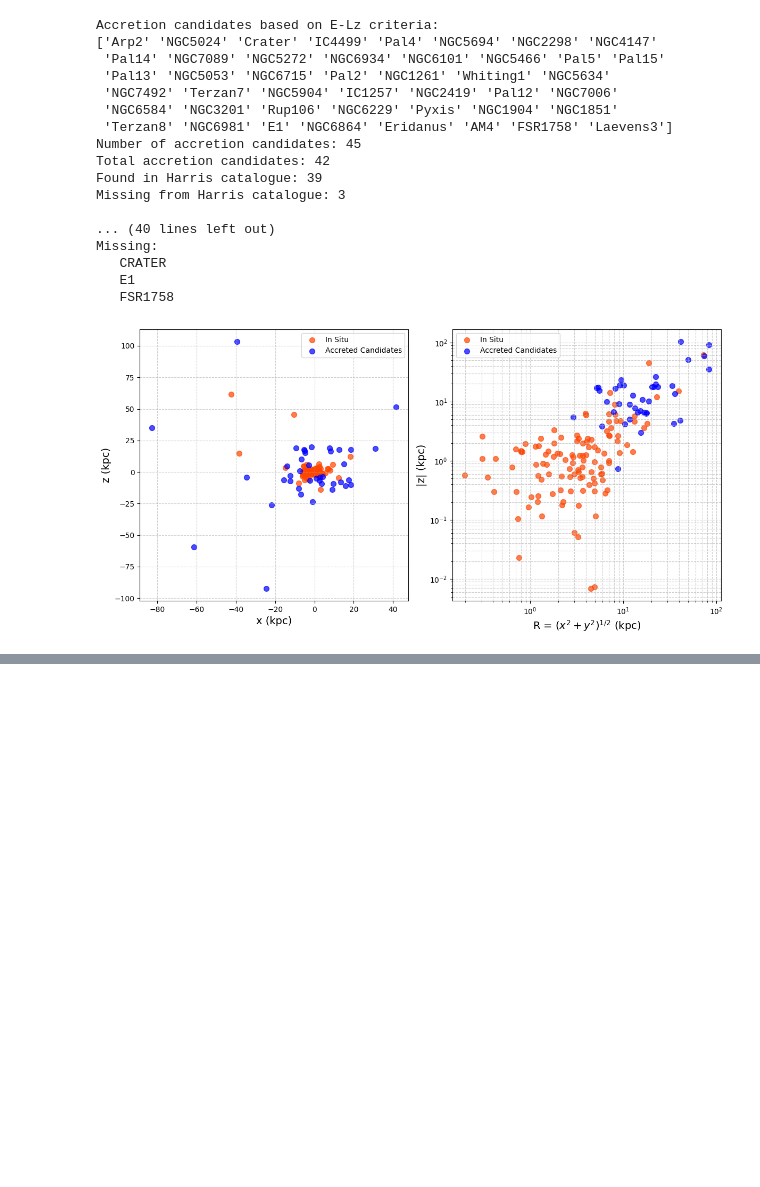
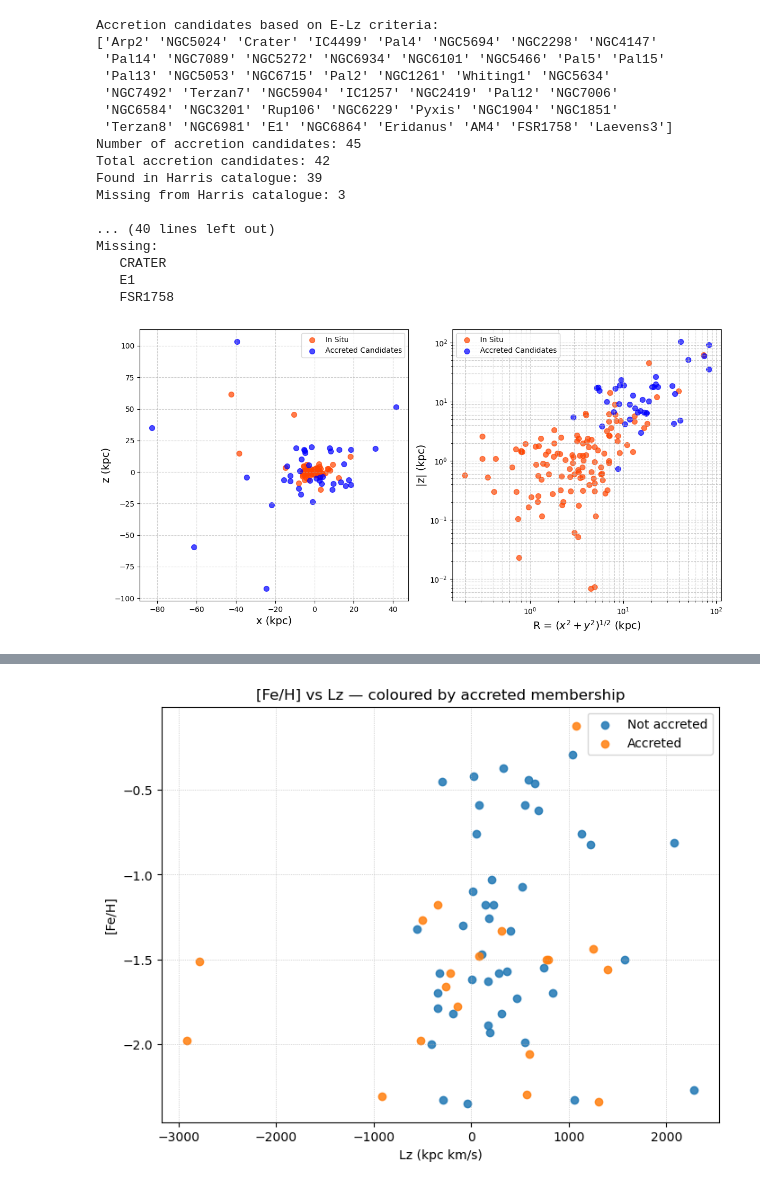
Before and after one commit to vishnusivamogga/PHYS3116_shrek, a Jupyter notebook: dynamical_information.ipynb, the cells around one changed output, grey strips where cells are left out. Cells and saved outputs as stored; diff of their text form; code cells hidden in the pictures; blank space fills up the shorter version.

```diff
--- a/dynamical_information.ipynb
+++ b/dynamical_information.ipynb
@@ -277,0 +377,76 @@ Missing:
+# %%
+# Clean up the last couple of naming mistmatches
+Union['ID'] = Union['ID'].replace({
+    'Ruprecht106': 'RUP106',
+    'Terzan7': 'TERZAN7',       # (kept identical for clarity)
+    'NGCTer8': 'TERZAN8',
+    'NGCPal12': 'PAL12',
+})
+Union = Union[Union['ID'] != 'NGCXXXX']
+merged = pd.merge(data_df, Union, on='ID', how='inner', suffixes=('_data','_union'))
+
+
+
+
+# 1) get galpy orbits and compute Lz
+orbits = Orbit.from_name('MW Globular Clusters')
+galpy_names = [str(o.name) for o in orbits]
+galpy_Lz    = [o.Lz(pot=MWPotential2014) for o in orbits]
+
+# 2) normalise galpy names: uppercase and remove spaces
+galpy_norm = [n.upper().replace(' ', '') for n in galpy_names]
+
+# 3) build mapping and map into merged (in-place)
+galpy_map = dict(zip(galpy_norm, galpy_Lz))    # match names and corresponding Lz value, turn it into a dictionary
+merged['Lz'] = merged['ID'].map(galpy_map)     # basically do a lookup table and match based on ID's.
+
+# 4) quick report
+n_matched = merged['Lz'].notna().sum()
+print(f"Assigned Lz to {n_matched} / {len(merged)} rows in merged.")
+
+# list IDs that didn't get an Lz
+if n_matched < len(merged):
+    print("Missing Lz for IDs:", merged.loc[merged['Lz'].isna(), 'ID'].tolist())
+print(merged.keys())
+
+
+acc = Accreted.copy()
+acc['ID'] = (acc['ID'].astype(str)
+                       .str.strip()
+                       .str.upper()
+                       .str.replace(r'\s+','', regex=True))
+
+# Apply the same manual replacements you used for Union (if needed)
+acc['ID'] = acc['ID'].replace({
+    'RUPRECHT106': 'RUP106',
+    'RUP106': 'RUP106',
+    'TERZAN7': 'TERZAN7',
+    'NGCTER8': 'TERZAN8',
+    'NGCPAL12': 'PAL12',
+})
+
+# --- 2) make boolean flag in merged (assume merged['ID'] already normalised) ---
+acc_set = set(acc['ID'])
+merged['Accreted'] = merged['ID'].astype(str).str.strip().str.upper().str.replace(r'\s+','', regex=True).isin(acc_set)
+
+# --- 3) prepare plotting df and ensure Lz & FeH exist ---
+plot_df = merged.dropna(subset=['Lz', 'FeH']).copy()   # change 'FeH' if your column name differs
+
+print(f"Total merged rows: {len(merged)}")
+print(f"Rows with Lz & FeH available: {len(plot_df)}")
+print(f"Accreted clusters in plotted sample: {plot_df['Accreted'].sum()}")
+
+# --- 4) single matplotlib scatter, colour-coded by Accreted ---
+fig, ax = plt.subplots(figsize=(8,6))
+
+for acc_status, group in plot_df.groupby('Accreted'):
+    label = 'Accreted' if acc_status else 'Not accreted'
+    ax.scatter(group['Lz'], group['FeH'], label=label, alpha=0.85)
+
+ax.set_xlabel('Lz (kpc km/s)')
+ax.set_ylabel('[Fe/H]')
+ax.set_title('[Fe/H] vs Lz — coloured by accreted membership')
+ax.grid(True, linestyle=':', linewidth=0.5)
+ax.legend()
+plt.show()
+# %% [output]
@@ -277,0 +463 @@ Missing:
+[figure, added]
```
Also changed, not shown: parts of 6 cells of this notebook.
